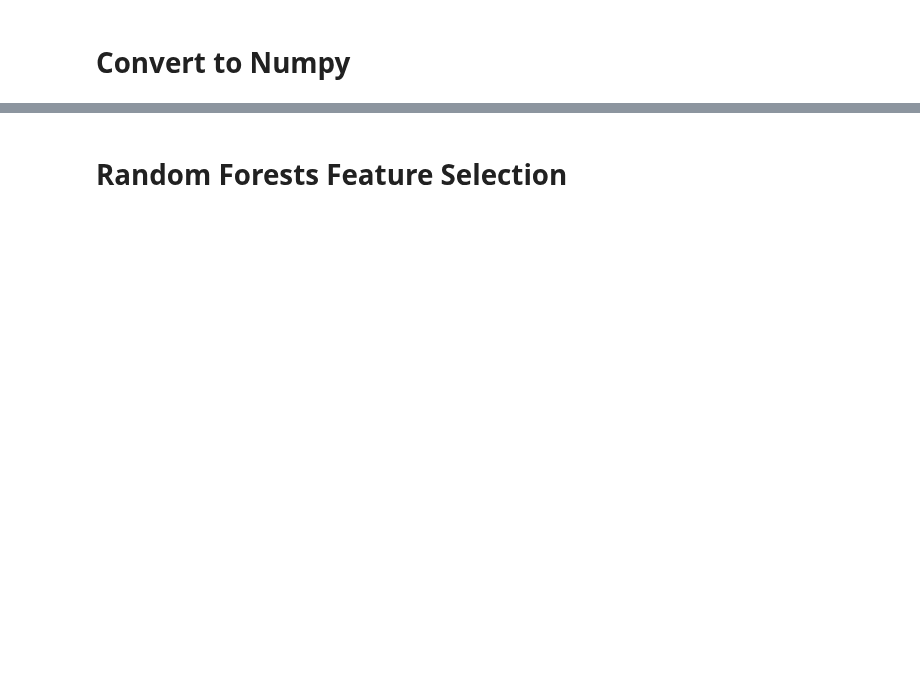
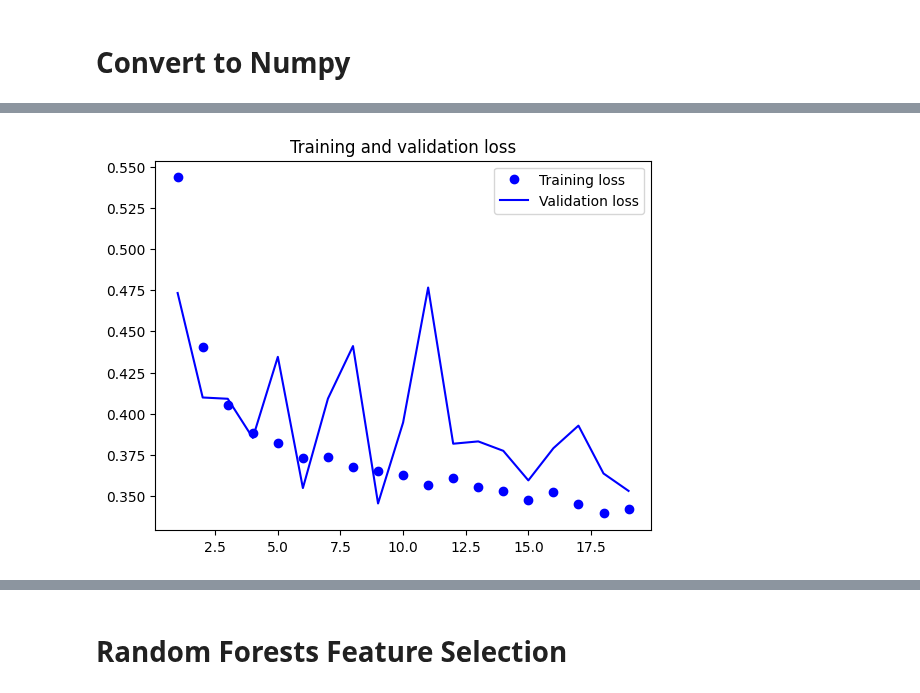
Before and after one commit to ta0a2000t/NASA_Harvest_repo, a Jupyter notebook: Harvest_Event_Detec/harvest_event_detec/nn_model.ipynb, the cells around one changed output, grey strips where cells are left out. Drawn from its saved outputs; the diff is of its cells as text; code cells hidden in the pictures; blank space fills up the shorter version.

```diff
--- a/Harvest_Event_Detec/harvest_event_detec/nn_model.ipynb
+++ b/Harvest_Event_Detec/harvest_event_detec/nn_model.ipynb
@@ -247,8 +130,0 @@ skipping
-# %%
-from sklearn.model_selection import train_test_split
-
-train_df, validate_df = train_test_split(df, train_size=0.8, random_state=42, stratify=df.har_evnt)
-
-print(train_df.shape, validate_df.shape)
-print(np.unique(train_df.har_evnt, return_counts=True))
-print(np.unique(validate_df.har_evnt, return_counts=True))
@@ -321,14 +171,12 @@ model = tf.keras.Sequential([
     Conv1D(filters=32, kernel_size=3, activation='relu', input_shape=(X_train.shape[1], X_train.shape[2])),
     MaxPooling1D(pool_size=2),
     Flatten(),
-    BatchNormalization(),
+    #BatchNormalization(),
     Dense(units=32, activation='relu'),
     Dense(units=64, activation='relu'),
     Dense(units=32, activation='relu'),
     Dense(units=8, activation='relu'),
     Dense(units=1, activation='sigmoid')
 ])
-
-#model.compile(optimizer='adam', loss='mse', metrics=['mae'])
 # %%
 model.summary()
@@ -335,4 +201,6 @@ model.summary()
 # %%
-model.compile(loss='binary_crossentropy', optimizer='adam', metrics=['binary_accuracy'])
+metrics = [tf.keras.metrics.Precision(), tf.keras.metrics.Recall()]
+model.compile(loss='binary_crossentropy', optimizer='adam', metrics=metrics)
 # %%
-history = model.fit(X_train, y_train, epochs=20, validation_data=(X_validate, y_validate))
+callback = tf.keras.callbacks.EarlyStopping(monitor='val_loss', patience=10)
+history = model.fit(X_train, y_train, epochs=100, validation_data=(X_validate, y_validate), callbacks=[callback])
@@ -339,23 +227,25 @@ history = model.fit(X_train, y_train, epochs=20, validation_data=(X_validate, y_
 # %%
 import matplotlib.pyplot as plt
 
-acc = history.history['binary_accuracy']
-val_acc = history.history['val_binary_accuracy']
+#acc = history.history['binary_accuracy']
+#val_acc = history.history['val_binary_accuracy']
 loss = history.history['loss']
 val_loss = history.history['val_loss']
 
-epochs = range(1, len(acc) + 1)
+epochs = range(1, len(loss) + 1)
 
-plt.plot(epochs, acc, 'bo', label='Training acc')
-plt.plot(epochs, val_acc, 'b', label='Validation acc')
-plt.title('Training and validation accuracy')
-plt.legend()
+#plt.plot(epochs, acc, 'bo', label='Training acc')
+#plt.plot(epochs, val_acc, 'b', label='Validation acc')
+#plt.title('Training and validation accuracy')
+#plt.legend()
 
 plt.figure()
 
 plt.plot(epochs, loss, 'bo', label='Training loss')
 plt.plot(epochs, val_loss, 'b', label='Validation loss')
 plt.title('Training and validation loss')
 plt.legend()
 
 plt.show()
+# %% [output]
+[figure, added]
```
Also changed, not shown: parts of 32 cells of this notebook, 43 other files.
